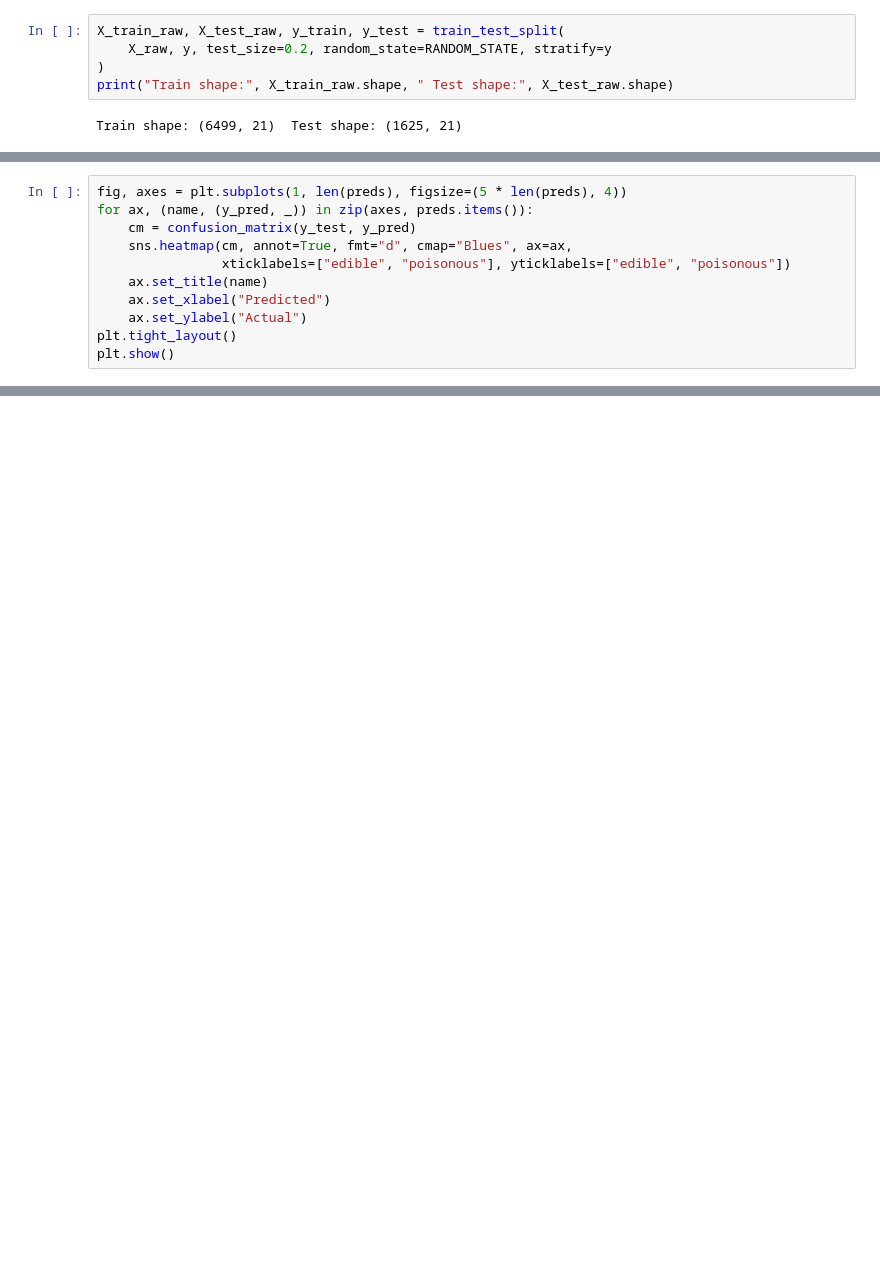
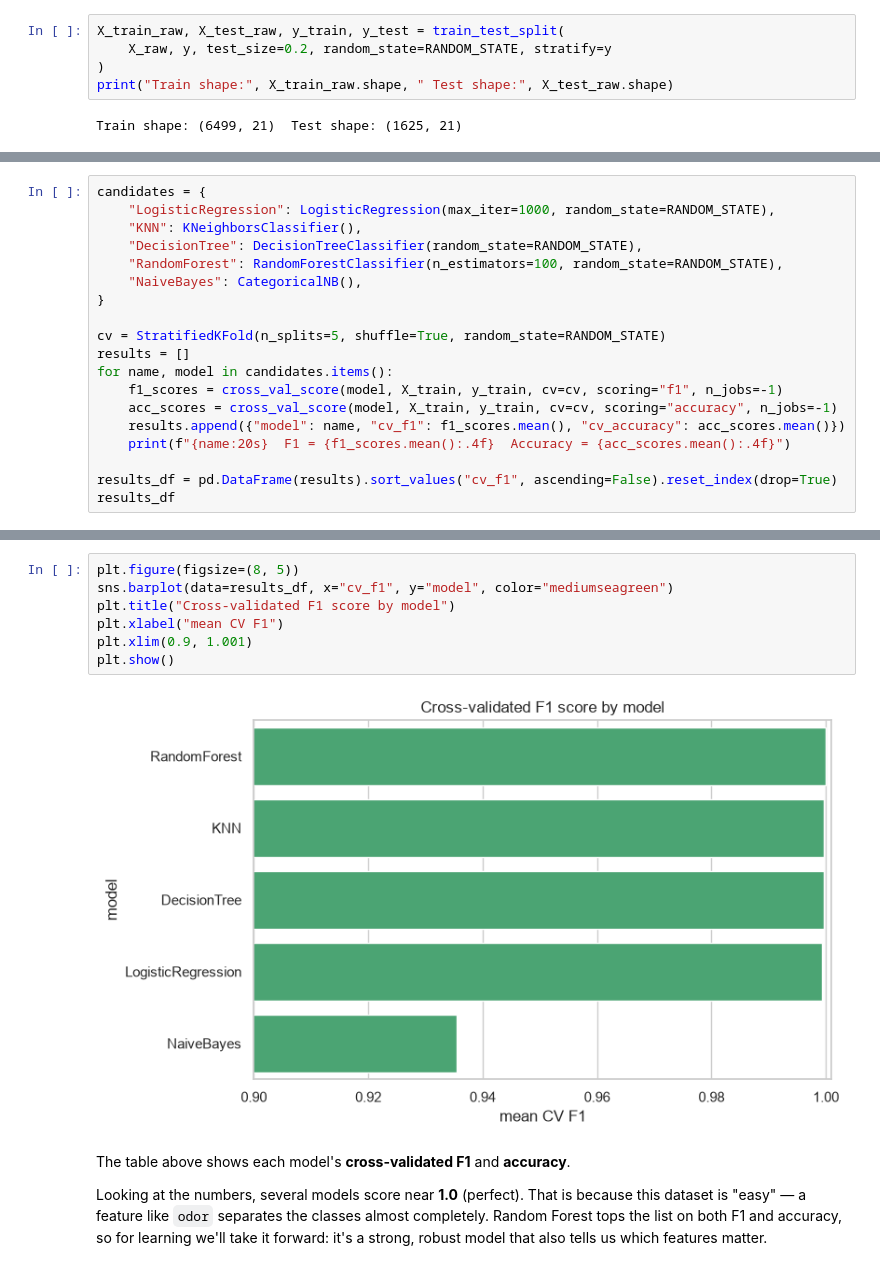
Before and after one commit to WillardDev/Mushroom_Classification, a Jupyter notebook: mushroom_classification.ipynb, the cells around one changed output, grey strips where cells are left out. Drawn from its saved outputs; the diff is of its cells as text; blank space fills up the shorter version.

```diff
--- a/mushroom_classification.ipynb
+++ b/mushroom_classification.ipynb
@@ -481,11 +173,0 @@ weighted avg       1.00      1.00      1.00      1625
-# %%
-fig, axes = plt.subplots(1, len(preds), figsize=(5 * len(preds), 4))
-for ax, (name, (y_pred, _)) in zip(axes, preds.items()):
-    cm = confusion_matrix(y_test, y_pred)
-    sns.heatmap(cm, annot=True, fmt="d", cmap="Blues", ax=ax,
-                xticklabels=["edible", "poisonous"], yticklabels=["edible", "poisonous"])
-    ax.set_title(name)
-    ax.set_xlabel("Predicted")
-    ax.set_ylabel("Actual")
-plt.tight_layout()
-plt.show()
@@ -599,0 +224,19 @@ independently collected data before trusting it for any real decision.
+# %%
+candidates = {
+    "LogisticRegression": LogisticRegression(max_iter=1000, random_state=RANDOM_STATE),
+    "KNN": KNeighborsClassifier(),
+    "DecisionTree": DecisionTreeClassifier(random_state=RANDOM_STATE),
+    "RandomForest": RandomForestClassifier(n_estimators=100, random_state=RANDOM_STATE),
+    "NaiveBayes": CategoricalNB(),
+}
+
+cv = StratifiedKFold(n_splits=5, shuffle=True, random_state=RANDOM_STATE)
+results = []
+for name, model in candidates.items():
+    f1_scores = cross_val_score(model, X_train, y_train, cv=cv, scoring="f1", n_jobs=-1)
+    acc_scores = cross_val_score(model, X_train, y_train, cv=cv, scoring="accuracy", n_jobs=-1)
+    results.append({"model": name, "cv_f1": f1_scores.mean(), "cv_accuracy": acc_scores.mean()})
+    print(f"{name:20s}  F1 = {f1_scores.mean():.4f}  Accuracy = {acc_scores.mean():.4f}")
+
+results_df = pd.DataFrame(results).sort_values("cv_f1", ascending=False).reset_index(drop=True)
+results_df
@@ -599,0 +255,16 @@ independently collected data before trusting it for any real decision.
+# %%
+plt.figure(figsize=(8, 5))
+sns.barplot(data=results_df, x="cv_f1", y="model", color="mediumseagreen")
+plt.title("Cross-validated F1 score by model")
+plt.xlabel("mean CV F1")
+plt.xlim(0.9, 1.001)
+plt.show()
+# %% [output]
+[figure, added]
+# %% [markdown]
+The table above shows each model's **cross-validated F1** and **accuracy**.
+
+Looking at the numbers, several models score near **1.0** (perfect). That is because
+this dataset is "easy" — a feature like `odor` separates the classes almost completely.
+Random Forest tops the list on both F1 and accuracy, so for learning we'll take it
+forward: it's a strong, robust model that also tells us which features matter.
```
Also changed, not shown: parts of 72 cells of this notebook, 1 other file.
